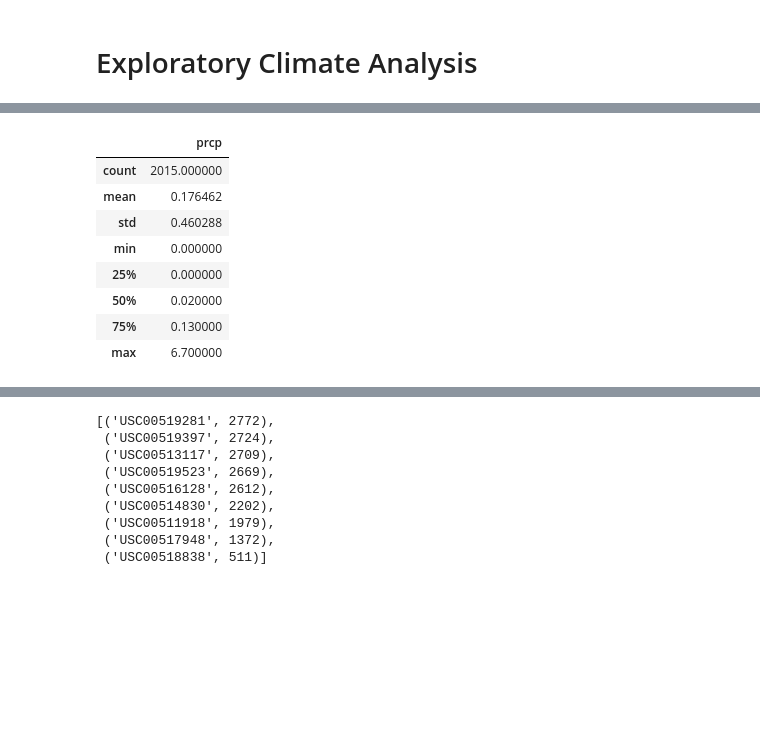
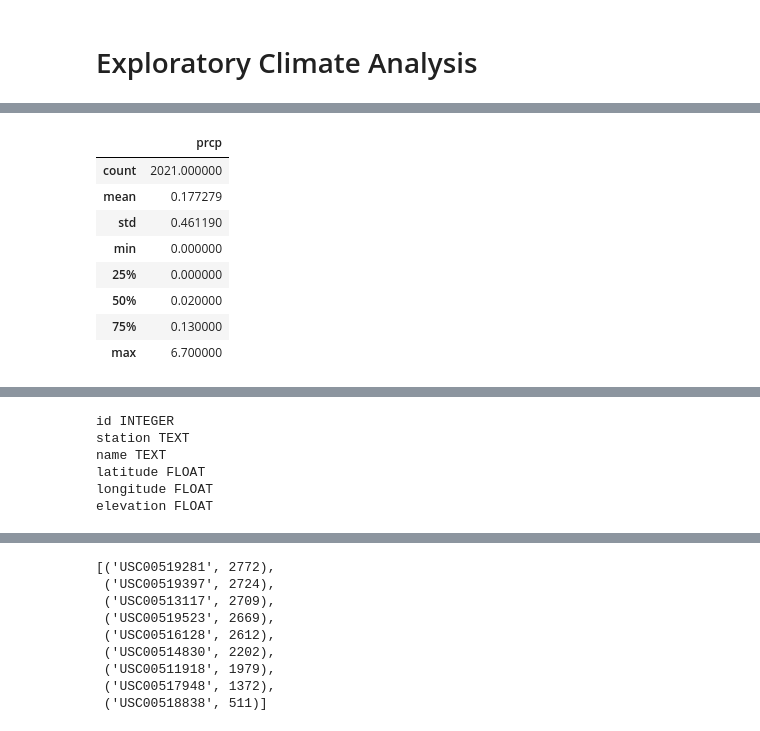
Before and after one commit to hmakhlouf/Surf_U_HW10, a Jupyter notebook: climate_starter.ipynb, the cells around one changed output, grey strips where cells are left out. Cells and saved outputs as stored; diff of their text form; code cells hidden in the pictures; blank space fills up the shorter version.

```diff
--- a/climate_starter.ipynb
+++ b/climate_starter.ipynb
@@ -66,0 +92,4 @@ station_str
+# %%
+# Calculate the date 1 year ago from the last data point in the database
+last_1yr = dt.date(2017, 8, 23) - dt.timedelta(days=365)
+print("last_1yr: ", last_1yr)
@@ -67,3 +98,8 @@ station_str
 # %%
-#Design a query to retrieve the last 12 months of precipitation data
-latest_date = session.query(Measurement.date).order_by(Measurement.date.desc()).first()
+# Design a query to retrieve the last 12 months of precipitation data and plot the results
+precipitation_last12 = session.query(Measurement.date, Measurement.prcp).filter(Measurement.date >=last_1yr).all()
+
+precipitation_last12
+
+#for x in precipitation_last12:
+   #print(x)
@@ -103,5 +124,5 @@ last_12.all()
 # %%
 # Save the query results as a Pandas DataFrame and set the index to the date column
-last12_df = pd.read_sql_query(last_12.statement, engine, index_col="date")
-last12_df.head()
+df = pd.DataFrame(precipitation_last12)
+df.head()
 # %% [output]
@@ -124,0 +135,3 @@ plt.show()
+# %%
+df.set_index('date', inplace=True)
+df.head()
@@ -125,11 +156,11 @@ plt.show()
 # %%
 # Use Pandas to calcualte the summary statistics for the precipitation data
-last12_df.describe()
+df.describe()
 # %% [output]
 |  | prcp |
-| count | 2015.000000 |
-| mean | 0.176462 |
-| std | 0.460288 |
+| count | 2021.000000 |
+| mean | 0.177279 |
+| std | 0.461190 |
 | min | 0.000000 |
 | 25% | 0.000000 |
 | 50% | 0.020000 |
@@ -137,3 +168,15 @@ last12_df.describe()
 | max | 6.700000 |
 # %% [markdown]
 ![describe](Images/describe.png)
+# %%
+# columns data types
+columns = inspector.get_columns('Station')
+for c in columns:
+    print(c['name'], c["type"])
+# %% [output]
+id INTEGER
+station TEXT
+name TEXT
+latitude FLOAT
+longitude FLOAT
+elevation FLOAT
```
Also changed, not shown: parts of 39 cells of this notebook, 5 other files.
